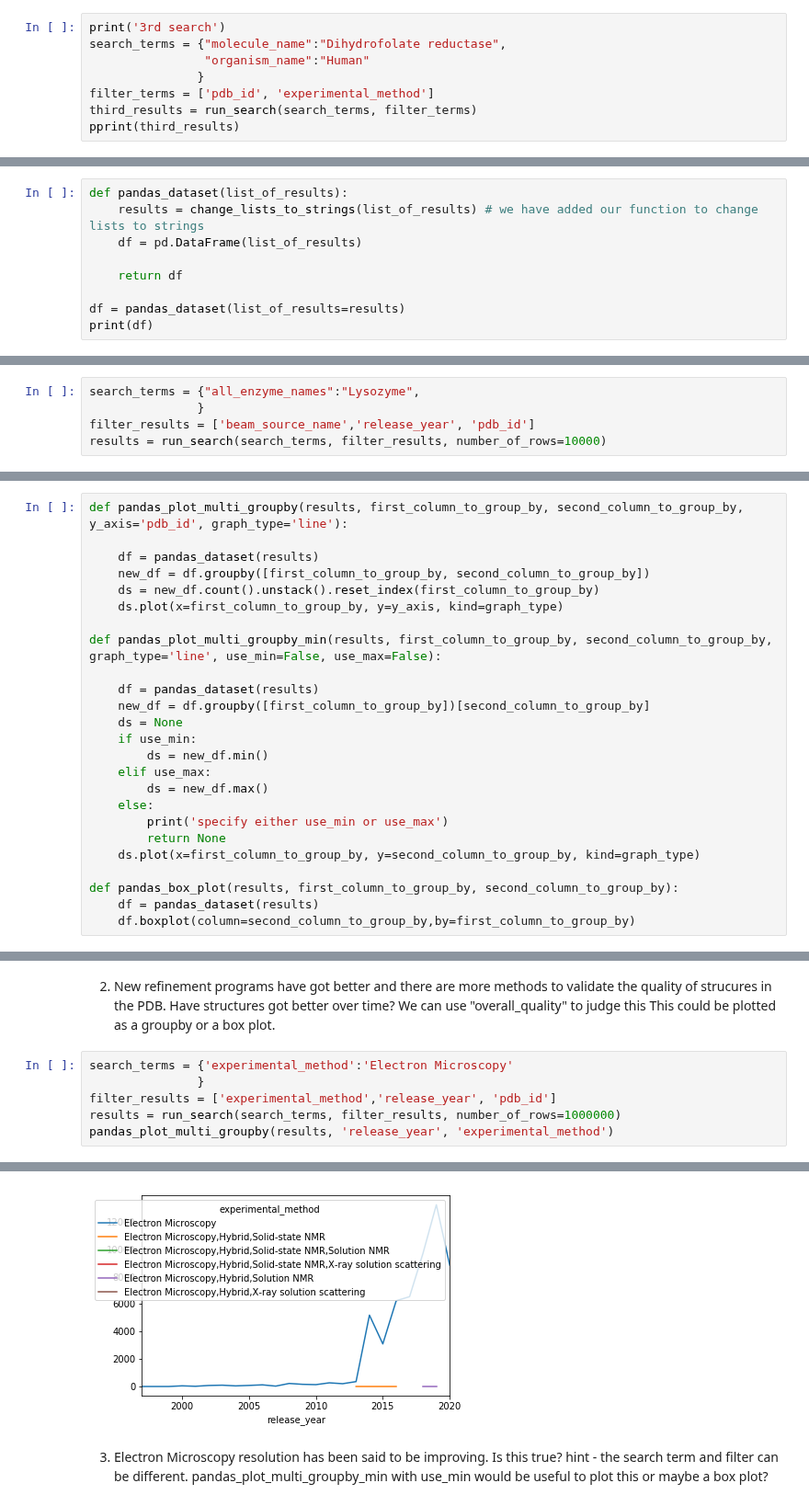
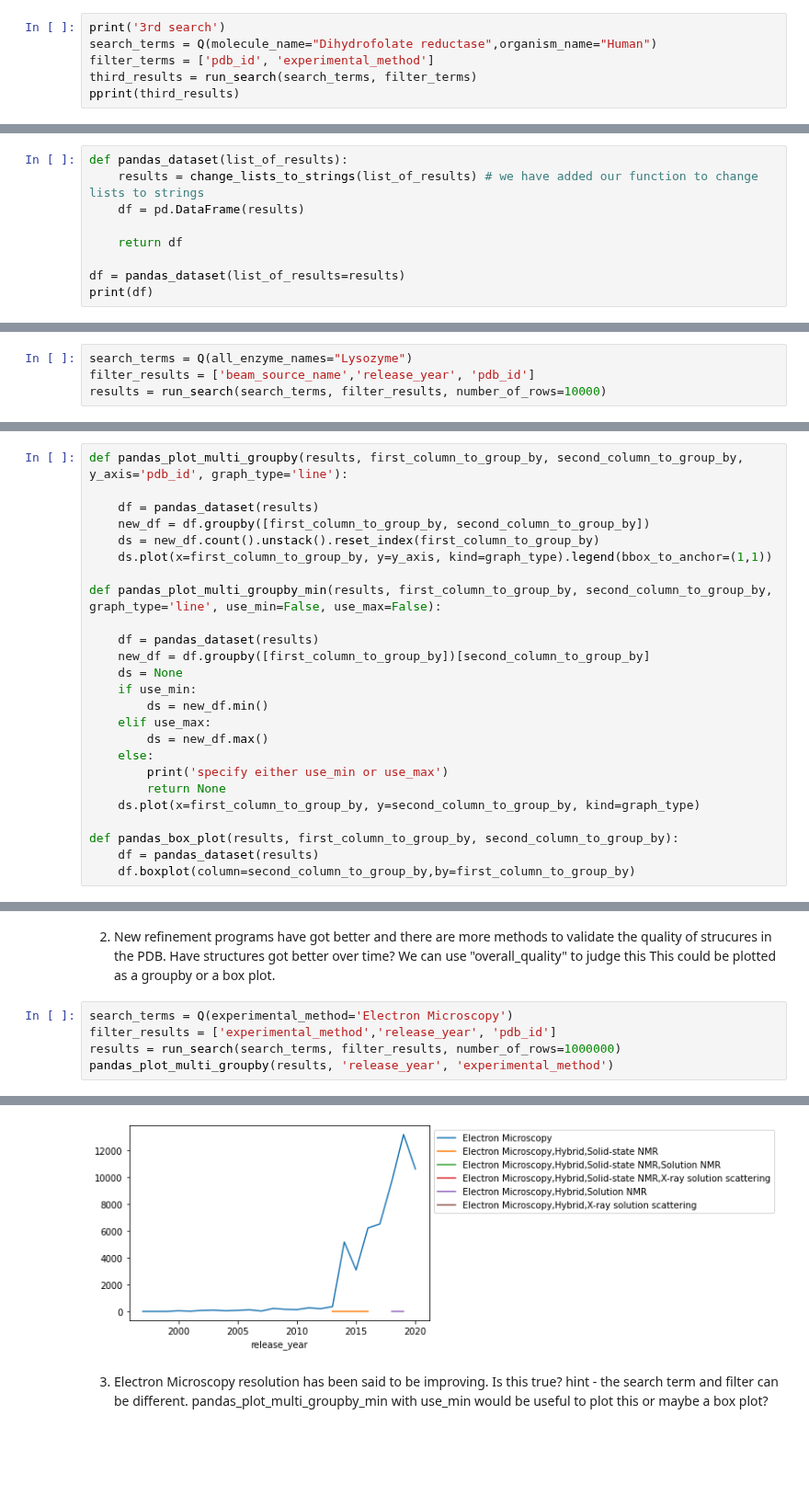
Before and after one commit to PDBeurope/pdbe-api-training, a Jupyter notebook: api_tutorials/API workshop #6 - PDB search.ipynb, the cells around one changed output, grey strips where cells are left out. Shown at 92% size. Drawn from its saved outputs; the diff is of its cells as text; blank space fills up the shorter version.

```diff
--- a/api_tutorials/API workshop #6 - PDB search.ipynb
+++ b/api_tutorials/API workshop #6 - PDB search.ipynb
@@ -212,9 +179,7 @@ print(second_results[0].get('experimental_method'))
 We can restrict the results to only the information we want using a filter so its easier to see the information we want.
 # %%
 print('3rd search')
-search_terms = {"molecule_name":"Dihydrofolate reductase",
-                "organism_name":"Human"
-               }
+search_terms = Q(molecule_name="Dihydrofolate reductase",organism_name="Human")
 filter_terms = ['pdb_id', 'experimental_method']
 third_results = run_search(search_terms, filter_terms)
 pprint(third_results)
@@ -289,7 +254,7 @@ It changes the results into a mini database - called a DataFrame.
 # %%
 def pandas_dataset(list_of_results):
     results = change_lists_to_strings(list_of_results) # we have added our function to change lists to strings
-    df = pd.DataFrame(list_of_results)
+    df = pd.DataFrame(results)
 
     return df
 
@@ -482,8 +441,7 @@ We have to define a new function to group entries by two terms.
 
 When we do the search we have to filter the results by the terms we want to plot otherwise it takes too long to run.
 # %%
-search_terms = {"all_enzyme_names":"Lysozyme",
-               }
+search_terms = Q(all_enzyme_names="Lysozyme")
 filter_results = ['beam_source_name','release_year', 'pdb_id']
 results = run_search(search_terms, filter_results, number_of_rows=10000)
 # %% [output]
@@ -498,7 +455,7 @@ def pandas_plot_multi_groupby(results, first_column_to_group_by, second_column_t
     df = pandas_dataset(results)
     new_df = df.groupby([first_column_to_group_by, second_column_to_group_by])
     ds = new_df.count().unstack().reset_index(first_column_to_group_by)
-    ds.plot(x=first_column_to_group_by, y=y_axis, kind=graph_type)
+    ds.plot(x=first_column_to_group_by, y=y_axis, kind=graph_type).legend(bbox_to_anchor=(1,1))
 
 def pandas_plot_multi_groupby_min(results, first_column_to_group_by, second_column_to_group_by, graph_type='line', use_min=False, use_max=False):
 
@@ -546,8 +500,7 @@ Have structures got better over time?
 We can use "overall_quality" to judge this
 This could be plotted as a groupby or a box plot.
 # %%
-search_terms = {'experimental_method':'Electron Microscopy'
-               }
+search_terms = Q(experimental_method='Electron Microscopy')
 filter_results = ['experimental_method','release_year', 'pdb_id']
 results = run_search(search_terms, filter_results, number_of_rows=1000000)
 pandas_plot_multi_groupby(results, 'release_year', 'experimental_method')
@@ -557,4 +509,4 @@ Number of results for Electron Microscopy: 56456
-[figure, old version]
+[figure, new version]
 # %% [markdown]
 3) Electron Microscopy resolution has been said to be improving. Is this true?
 hint - the search term and filter can be different.
```
Also changed, not shown: parts of 28 cells of this notebook.
